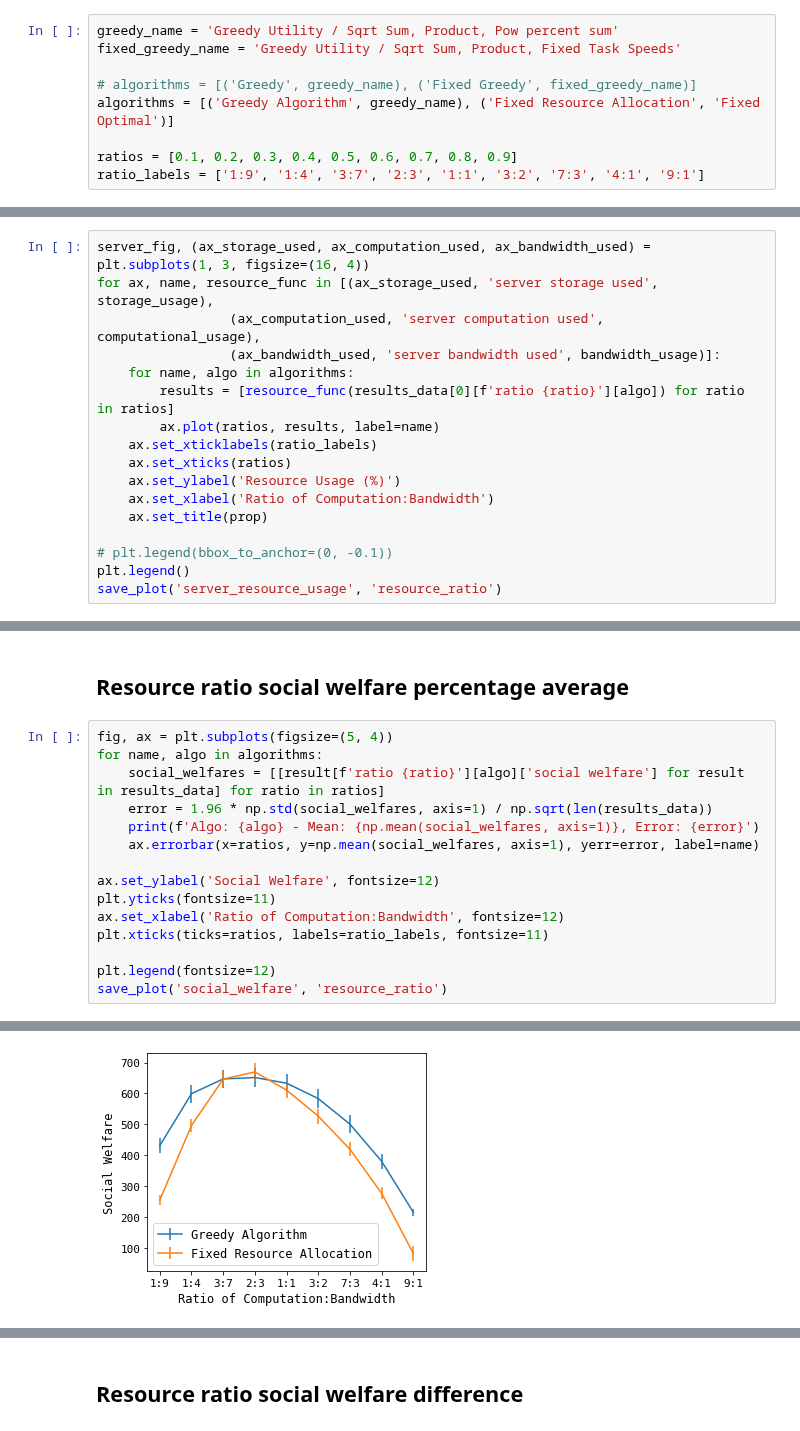
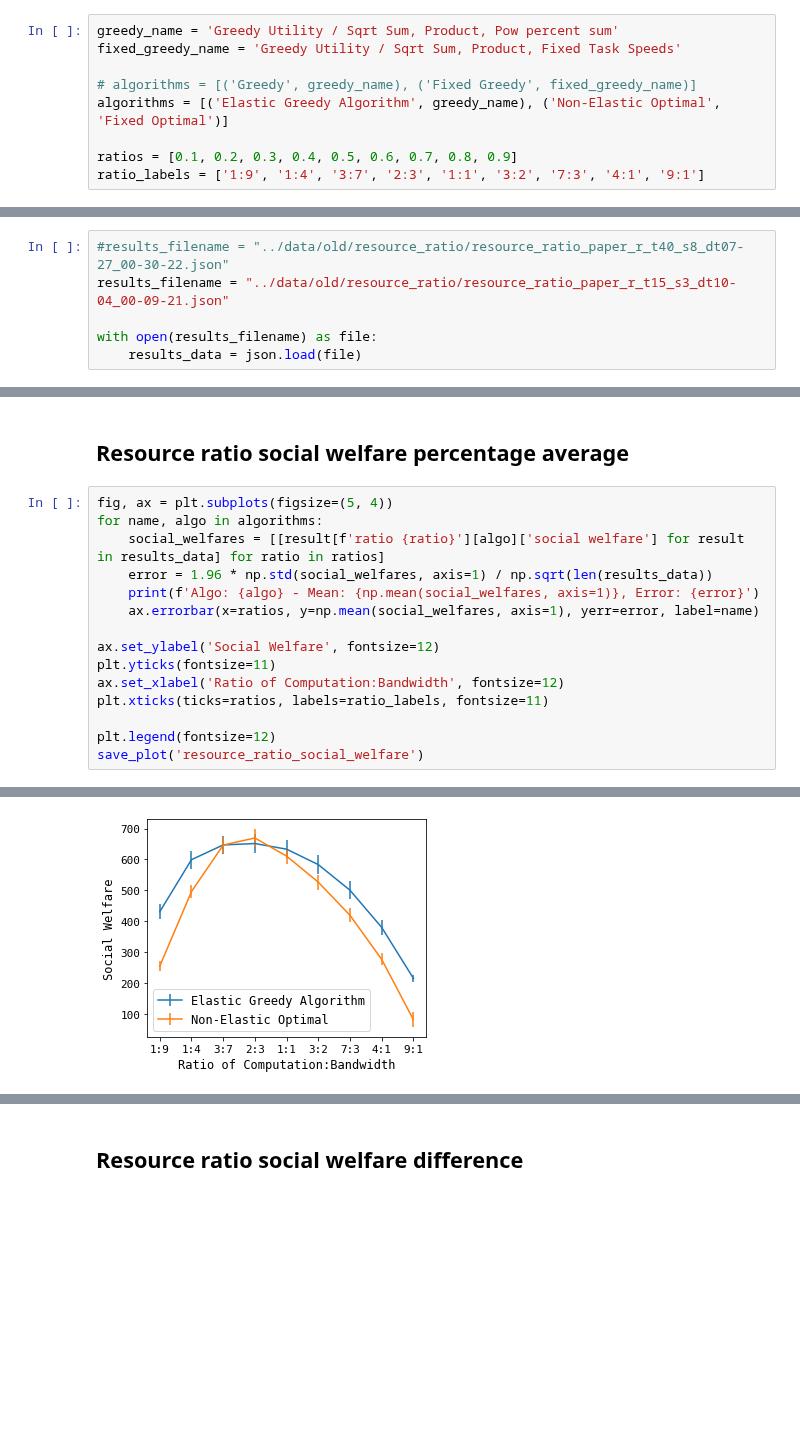
Before and after one commit to pseudo-rnd-thoughts/Elastic-Resource-Allocation, a Jupyter notebook: analysis/resource_ratio.ipynb, the cells around one changed output, grey strips where cells are left out. Drawn from its saved outputs; the diff is of its cells as text; blank space fills up the shorter version.

Commit message:
Updated algorithms for the DIA heuristic and resource ratio

```diff
--- a/analysis/resource_ratio.ipynb
+++ b/analysis/resource_ratio.ipynb
@@ -27,7 +27,7 @@ greedy_name = 'Greedy Utility / Sqrt Sum, Product, Pow percent sum'
 fixed_greedy_name = 'Greedy Utility / Sqrt Sum, Product, Fixed Task Speeds'
 
 # algorithms = [('Greedy', greedy_name), ('Fixed Greedy', fixed_greedy_name)]
-algorithms = [('Greedy Algorithm', greedy_name), ('Fixed Resource Allocation', 'Fixed Optimal')]
+algorithms = [('Elastic Greedy Algorithm', greedy_name), ('Non-Elastic Optimal', 'Fixed Optimal')]
 
 ratios = [0.1, 0.2, 0.3, 0.4, 0.5, 0.6, 0.7, 0.8, 0.9]
 ratio_labels = ['1:9', '1:4', '3:7', '2:3', '1:1', '3:2', '7:3', '4:1', '9:1']
@@ -49,6 +48,12 @@ resource_ratio_realistic_r_t25_s5_dt03-09_17-29-33.json
 resource_ratio_realistic_r_t25_s5_dt03-09_17-02-42.json
 Repeats: 8
 Algorithms: ['Fixed Optimal', 'Greedy Utility / Sqrt Sum, Sum, Percent Sum', 'Greedy Utility / Sqrt Sum, Sum, Pow percent sum', 'Greedy Utility / Sqrt Sum, Product, Percent Sum', 'Greedy Utility / Sqr ...
+# %%
+#results_filename = "../data/old/resource_ratio/resource_ratio_paper_r_t40_s8_dt07-27_00-30-22.json"
+results_filename = "../data/old/resource_ratio/resource_ratio_paper_r_t15_s3_dt10-04_00-09-21.json"
+
+with open(results_filename) as file:
+    results_data = json.load(file)
 # %% [markdown]
 ### Resource ratio social welfare, social welfare percent and percentage tasks allocated
 # %%
@@ -95,17 +77,0 @@ def bandwidth_usage(data):
-# %%
-server_fig, (ax_storage_used, ax_computation_used, ax_bandwidth_used) = plt.subplots(1, 3, figsize=(16, 4))
-for ax, name, resource_func in [(ax_storage_used, 'server storage used', storage_usage),
-                 (ax_computation_used, 'server computation used', computational_usage),
-                 (ax_bandwidth_used, 'server bandwidth used', bandwidth_usage)]:
-    for name, algo in algorithms:
-        results = [resource_func(results_data[0][f'ratio {ratio}'][algo]) for ratio in ratios]
-        ax.plot(ratios, results, label=name)
-    ax.set_xticklabels(ratio_labels)
-    ax.set_xticks(ratios)
-    ax.set_ylabel('Resource Usage (%)')
-    ax.set_xlabel('Ratio of Computation:Bandwidth')
-    ax.set_title(prop)
-
-# plt.legend(bbox_to_anchor=(0, -0.1))
-plt.legend()
-save_plot('server_resource_usage', 'resource_ratio')
@@ -127,7 +169,7 @@ ax.set_xlabel('Ratio of Computation:Bandwidth', fontsize=12)
 plt.xticks(ticks=ratios, labels=ratio_labels, fontsize=11)
 
 plt.legend(fontsize=12)
-save_plot('social_welfare', 'resource_ratio')
+save_plot('resource_ratio_social_welfare')
 # %% [output]
 The PostScript backend does not support transparency; partially transparent artists will be rendered opaque.
 The PostScript backend does not support transparency; partially transparent artists will be rendered opaque.
@@ -141,4 +183,4 @@ Save file location: figs/resource_ratio/pdf/social_welfare.pdf
-[figure, old version]
+[figure, new version]
 # %%
 for ratio in ratios:
     difference = round(np.mean([r[f'ratio {ratio}'][greedy_name]['social welfare percent'] -
```
Also changed, not shown: parts of 9 cells of this notebook, 1 other file.
